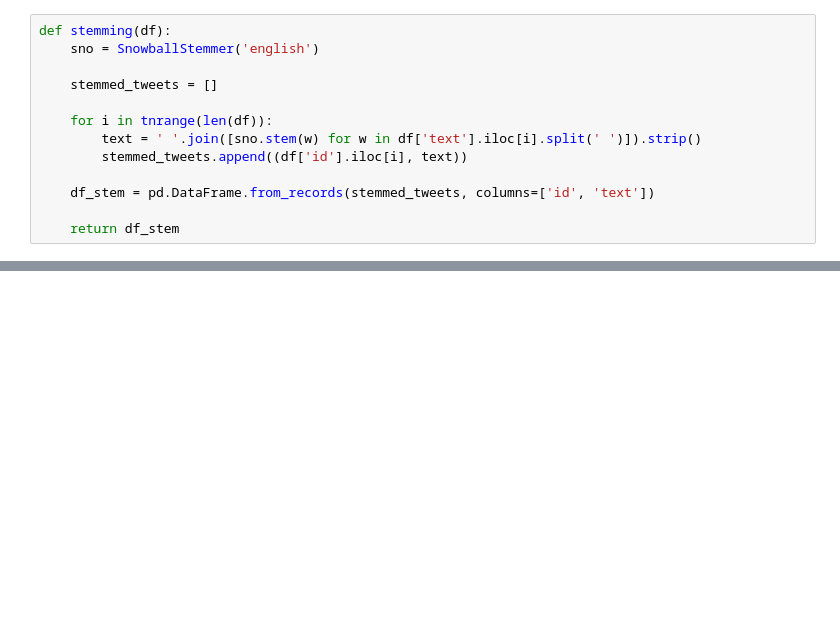
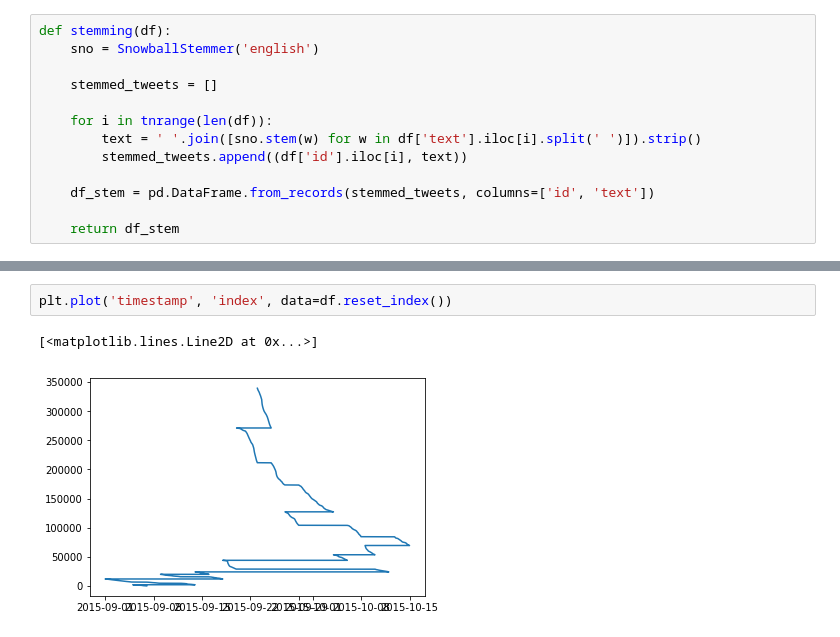
Before and after one commit to gentiltoto/Master-Project, a Jupyter notebook: Master Project.ipynb, the cells around one changed output, grey strips where cells are left out. Saved outputs shown, nothing was run; the diff lists cells and outputs as text; blank space fills up the shorter version.

```diff
--- a/Master Project.ipynb
+++ b/Master Project.ipynb
@@ -297,0 +352,5 @@ df_stem.iloc[1, 1]
+# %%
+plt.plot('timestamp', 'index', data=df.reset_index())
+# %% [output]
+[<matplotlib.lines.Line2D at 0x...>]
+[figure, added]
```
Also changed, not shown: parts of 38 cells of this notebook, 4 other files.
